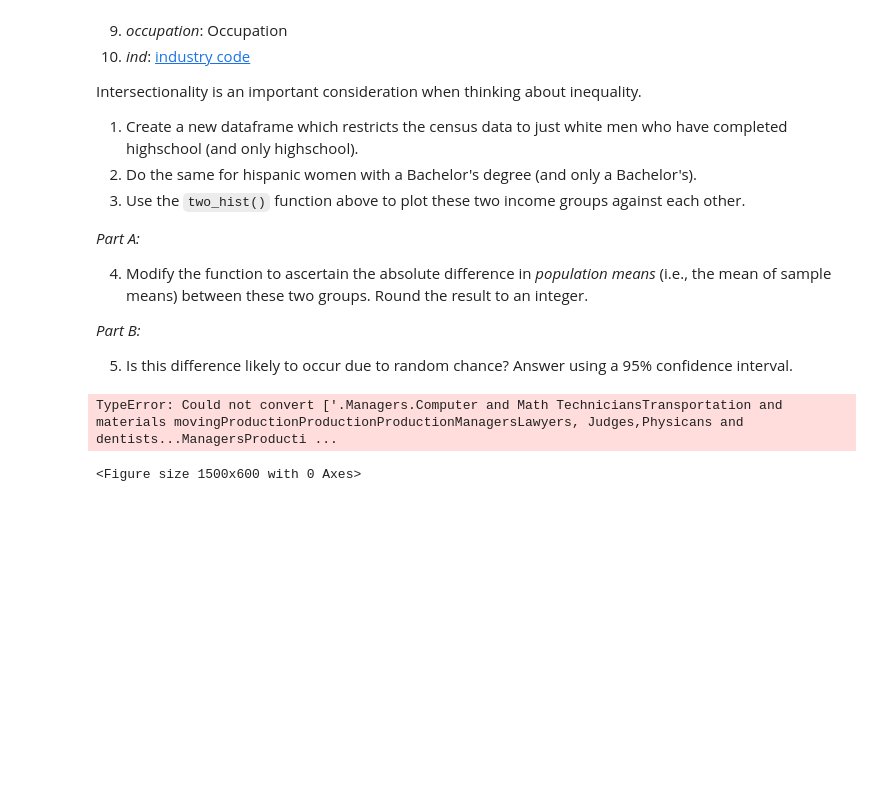
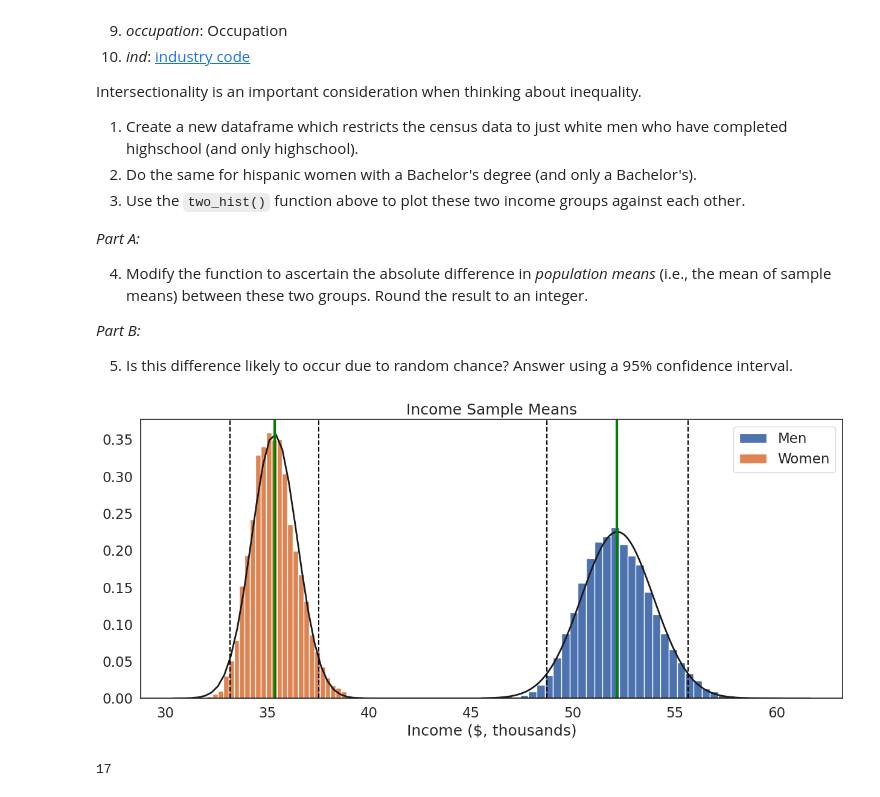
Before and after one commit to Valerie0518/QM2, a Jupyter notebook: “W5_Distributions_and_Basic_Statistics_ipynb”的副本.ipynb, the cells around one changed output. Drawn from its saved outputs; the diff is of its cells as text; code cells hidden in the pictures; blank space fills up the shorter version.

```diff
--- a/“W5_Distributions_and_Basic_Statistics_ipynb”的副本.ipynb
+++ b/“W5_Distributions_and_Basic_Statistics_ipynb”的副本.ipynb
@@ -579,10 +579,13 @@ pylab.rcParams['figure.figsize'] = (10., 8.)
 sns.set(font_scale=1.5)
 sns.set_style("white")
 df=pd.read_csv('https://storage.googleapis.com/qm2/wk7/cps.csv')
+df['income']=df['incwage']/1000
+
+df.dtypes
 #restricts the census data to just white men who have completed highschool (and only highschool).
-men=df[(df['sex']==1) & (df['race']==1) & (df['age']>=16) & (df['sch']>=9)]
+men=df[(df['sex']==1) & (df['race']==1) & (df['age']>=16) & (df['sch']>=9)]['income']
 #Do the same for hispanic women with a Bachelor's degree (and only a Bachelor's).
-women=df[(df['sex']==2) & (df['race']==3) & (df['age']>=18) & (df['sch']>=13)]
+women=df[(df['sex']==2) & (df['race']==3) & (df['age']>=18) & (df['sch']>=13)]['income']
 
 
 #Use the two_hist() function above to plot these two income groups against each other.
@@ -597,32 +600,40 @@ def two_hist(groups,group_labs,xlab, title): # define a function called two_hist
 			sample_means=[] # create an empty list to store sample means
 			iterations=10000 # set the number of iterations equal to 10,000
 
 			for i in range(0,iterations): # loop through the number of iterations
 				sample=var.sample(sample_size, replace=True) # draw a sample of the size specified by the "sample_size" parameter
 				sample_mean=sample.mean() # calculate the mean of the sample
 				sample_means.append(sample_mean) # append the sample mean to the list of sample means
 
 			plt.hist(sample_means, bins=int(iterations/300),edgecolor='white',density=True, label=group_labs[it])  # plot a histogram of the sample means
 			mu, se = norm.fit(sample_means) # fit a normal distribution to the data
 			xmin, xmax = plt.xlim() # set the x-axis limits
 			x = np.linspace(xmin, xmax, 100) # create a range of values from the minimum to the maximum x-axis value
 			p = norm.pdf(x, mu, se) # calculate the probability density function for the normal distribution
 
 			mean=var.mean() # calculate the mean of the variable
 			lower_ci=mu-se*1.96 # calculate the lower bound of the 95% confidence interval
 			upper_ci=mu+se*1.96 # calculate the upper bound of the 95% confidence interval
 
 			plt.plot(x, p, 'k', linewidth=2) # plot the normal distribution
 			plt.xlabel(xlab) # add an x-axis label
 			plt.title(title) # add a title
 			plt.axvline(mean, color='green', linestyle='solid', linewidth=3) # add a vertical line at the mean of the variable
 			plt.axvline(lower_ci, color='black', linestyle='dashed', linewidth=1.5) # add a vertical line at the mean minus 2 standard deviations
 			plt.axvline(upper_ci, color='black', linestyle='dashed', linewidth=1.5) # add a vertical line at the mean plus 2 standard deviations
 			plt.legend() # add a legend
 
 		plt.show()  # show the plot
 
 two_hist([men,women],['Men','Women'],'Income ($, thousands)', "Income Sample Means")
 # %% [output]
-TypeError: Could not convert ['.Managers.Computer and Math TechniciansTransportation and materials movingProductionProductionProductionManagersLawyers, Judges,Physicans and dentists...ManagersProducti ...
-<Figure size 1500x600 with 0 Axes>
+[figure, added]
+# %%
+#Part A
+#Modify the function to ascertain the absolute difference in population means
+men_mean= men.mean()
+women_mean= women.mean()
+#Round the result to an integer.
+round(men_mean-women_mean)
+# %% [output]
+17
```
Also changed, not shown: parts of 1 cell of this notebook.
